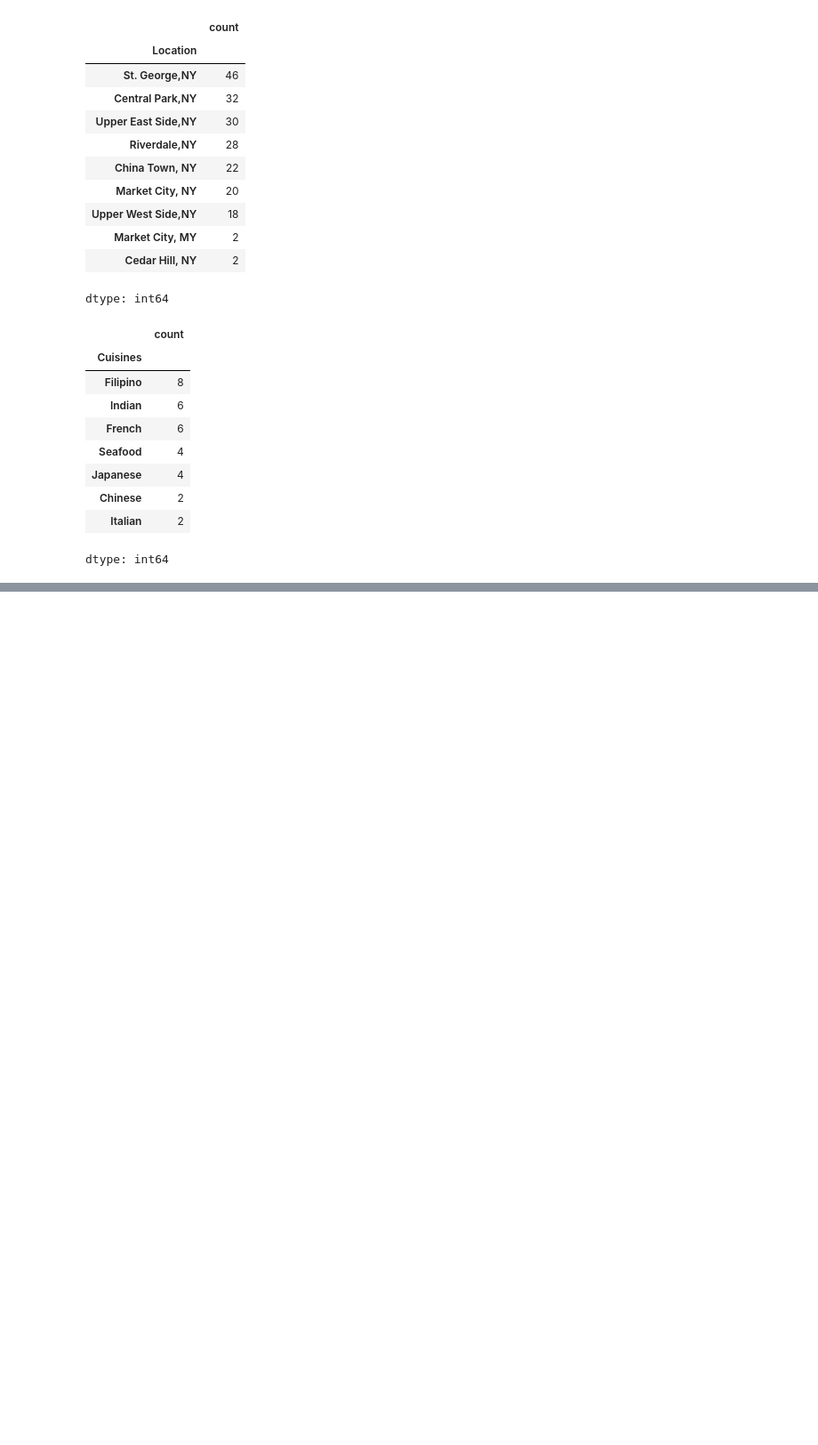
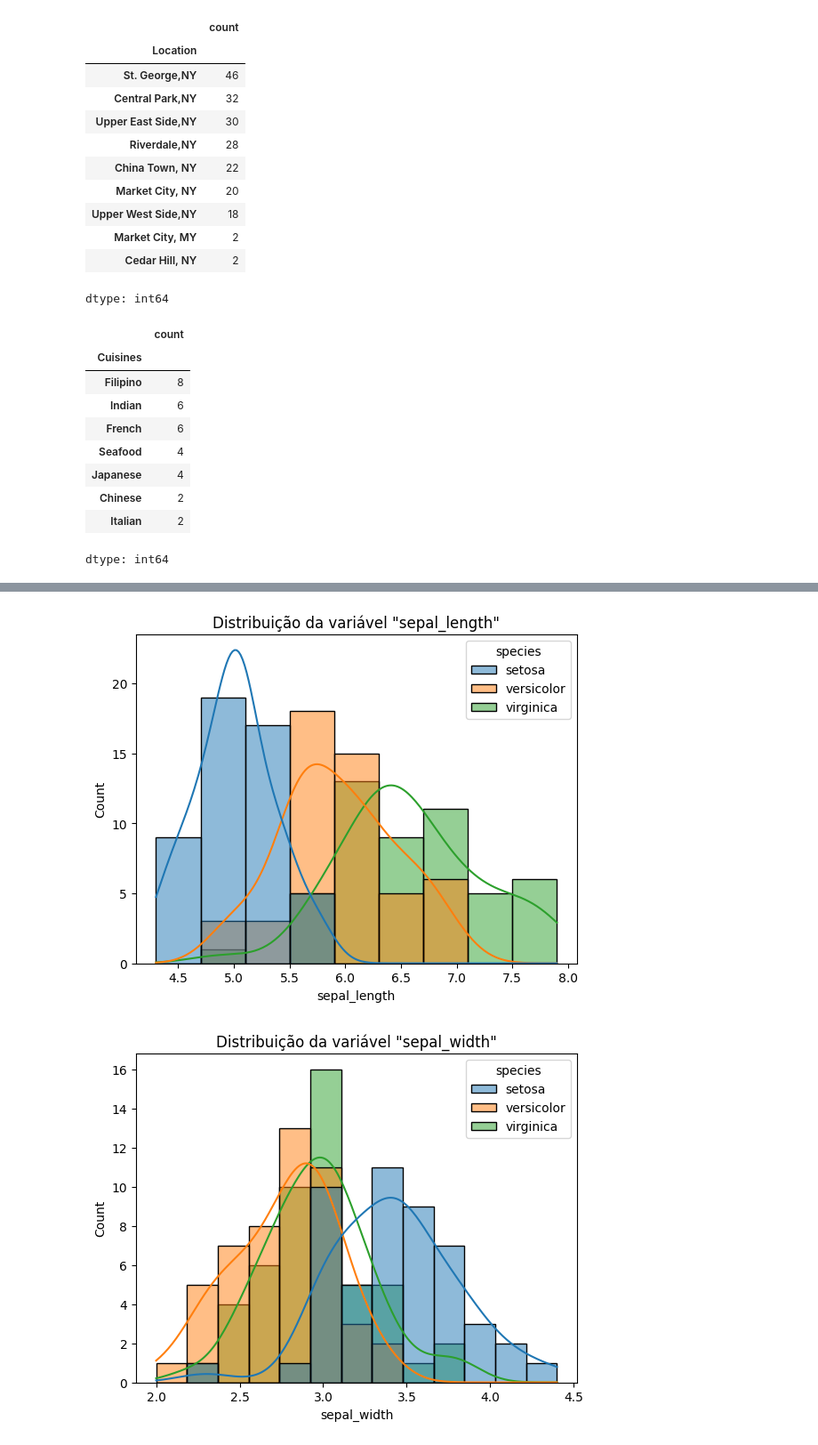
Before and after one commit to matheusvazdata/aed-ada-santander, a Jupyter notebook: Análise_Exploratória_de_Dados.ipynb, the cells around one changed output, grey strips where cells are left out. Shown at 89% size. Cells and saved outputs as stored; diff of their text form; code cells hidden in the pictures; blank space fills up the shorter version.

```diff
--- a/Análise_Exploratória_de_Dados.ipynb
+++ b/Análise_Exploratória_de_Dados.ipynb
@@ -219,0 +539,7 @@ dtype: int64
+# %%
+for col in iris.drop(columns='species'):
+  sns.histplot(data=iris, x=col, kde=True, hue='species').set_title(f'Distribuição da variável "{col}"')
+  plt.show()
+# %% [output]
+[figure, added]
+[figure, added]
```
Also changed, not shown: parts of 53 cells of this notebook.
